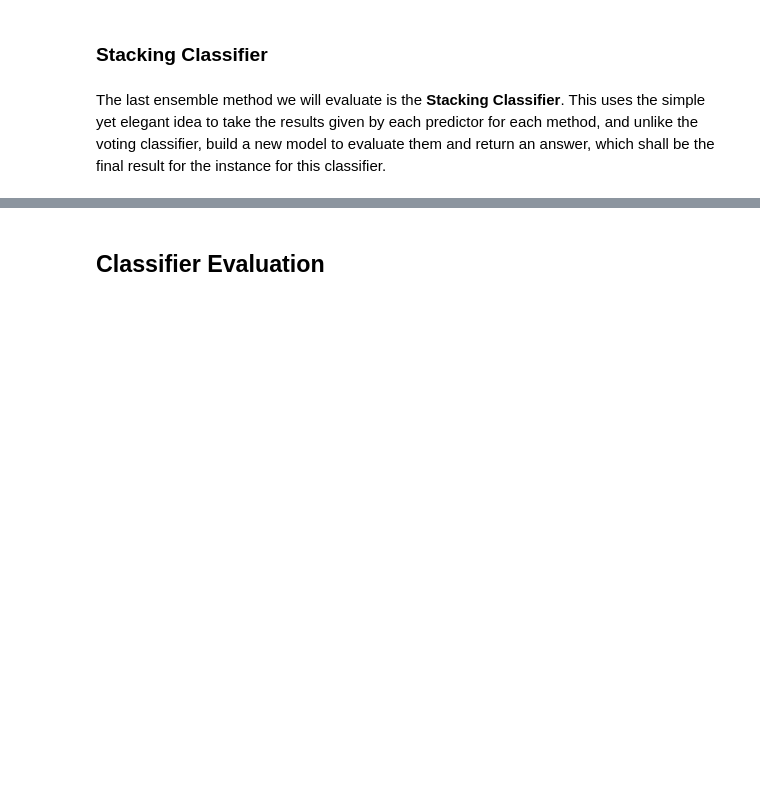
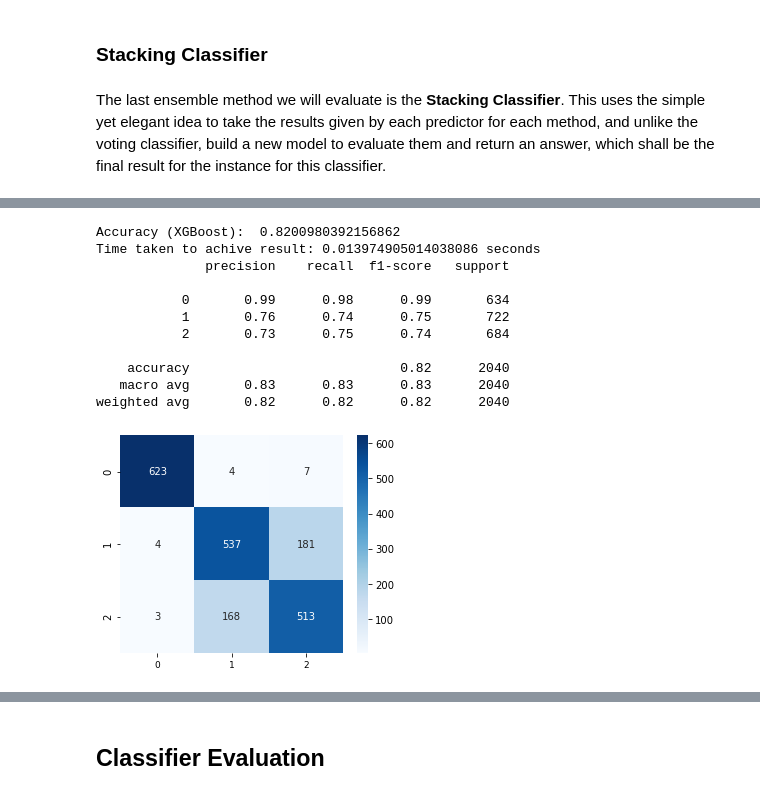
Before and after one commit to appeldaniel1998/Data-Visualization-Final-Project, a Jupyter notebook: Hand Positioning.ipynb, the cells around one changed output, grey strips where cells are left out. Drawn from its saved outputs; the diff is of its cells as text; code cells hidden in the pictures; blank space fills up the shorter version.

```diff
--- a/Hand Positioning.ipynb
+++ b/Hand Positioning.ipynb
@@ -1090,6 +1187,21 @@ Time taken to achive result: 0.40570664405822754 seconds
    macro avg       0.87      0.87      0.87      2040
 weighted avg       0.87      0.87      0.87      2040
 [figure]
+# %%
+modelGNBPCA, predictionsGNBPCA, accuracyGNBPCA, timeGNBPCA = gnb(X_train_Reduced, y_train, X_test_Reduced, y_test)
+# %% [output]
+Accuracy (XGBoost):  0.8200980392156862
+Time taken to achive result: 0.013974905014038086 seconds
+              precision    recall  f1-score   support
+
+           0       0.99      0.98      0.99       634
+           1       0.76      0.74      0.75       722
+           2       0.73      0.75      0.74       684
+
+    accuracy                           0.82      2040
+   macro avg       0.83      0.83      0.83      2040
+weighted avg       0.82      0.82      0.82      2040
+[figure, added]
 # %%
 modelRandForestsPCA, predictionsRandForestsPCA, accuracyRandForestsPCA, timeRandForestsPCA = randForests(X_train_Reduced,
                                                                                                          y_train,
```
Also changed, not shown: parts of 93 cells of this notebook.
